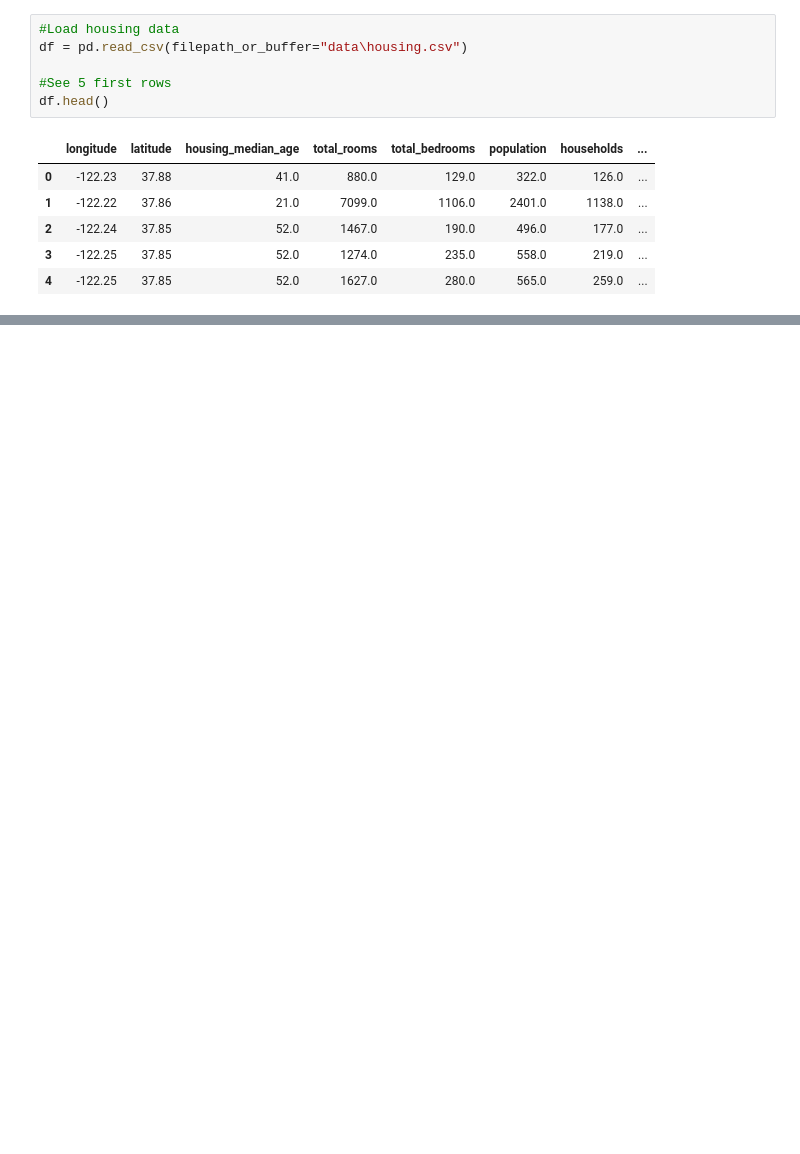
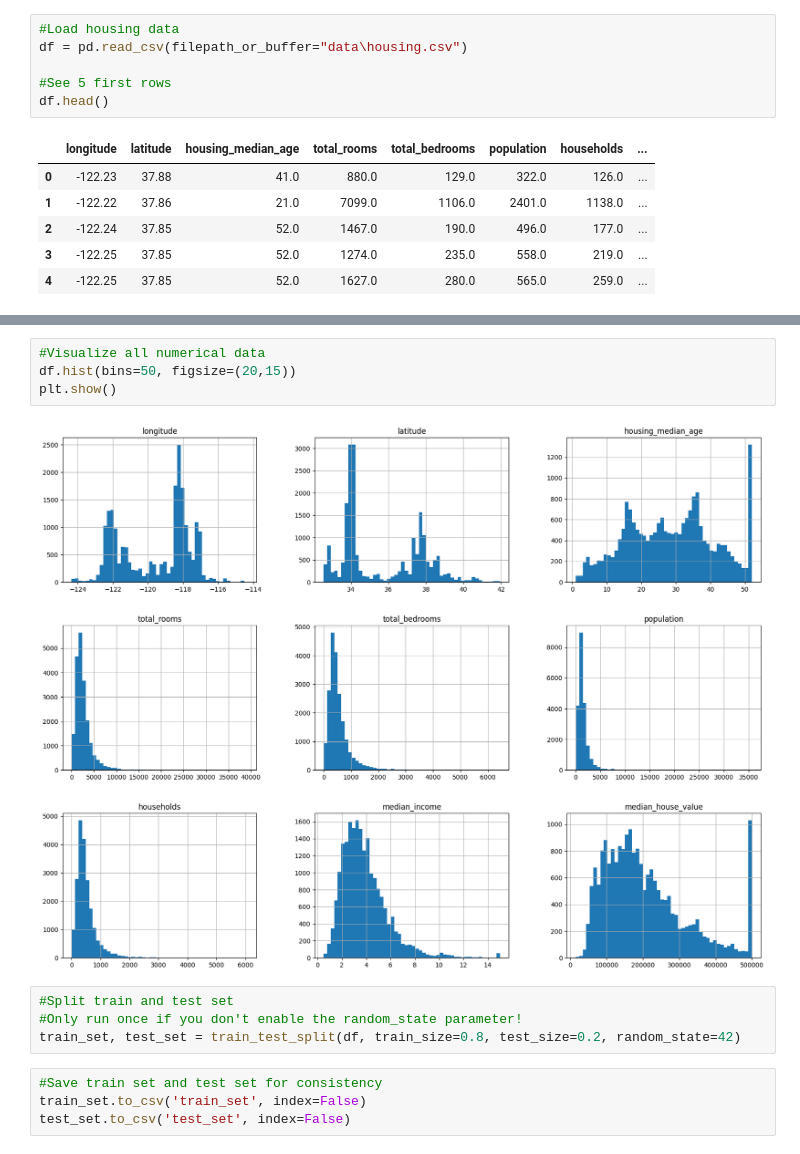
Before and after one commit to AlvaroValdelamar/Hands-On-ML-Projects, a Jupyter notebook: src/california-housing-prices/model.ipynb, the cells around one changed output, grey strips where cells are left out. Drawn from its saved outputs; the diff is of its cells as text; blank space fills up the shorter version.

Commit message:
Update model.ipynb
Added random_state parameter to the train_test_split function for set consistency.

```diff
--- a/src/california-housing-prices/model.ipynb
+++ b/src/california-housing-prices/model.ipynb
@@ -62,0 +66,14 @@ Name: ocean_proximity, dtype: int64
+# %%
+#Visualize all numerical data
+df.hist(bins=50, figsize=(20,15))
+plt.show()
+# %% [output]
+[figure, added]
+# %%
+#Split train and test set
+#Only run once if you don't enable the random_state parameter!
+train_set, test_set = train_test_split(df, train_size=0.8, test_size=0.2, random_state=42)
+# %%
+#Save train set and test set for consistency
+train_set.to_csv('train_set', index=False)
+test_set.to_csv('test_set', index=False)
```
Also changed, not shown: parts of 6 cells of this notebook, 2 other files.
